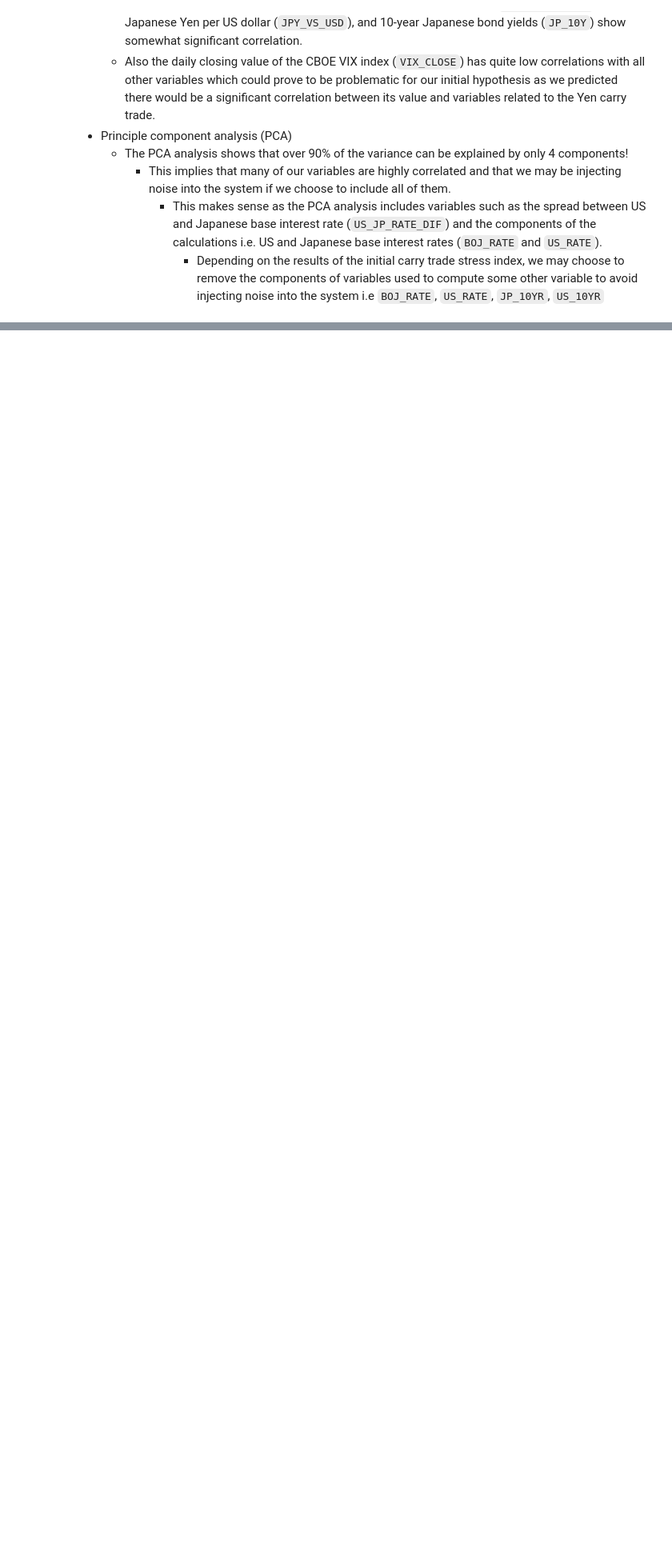
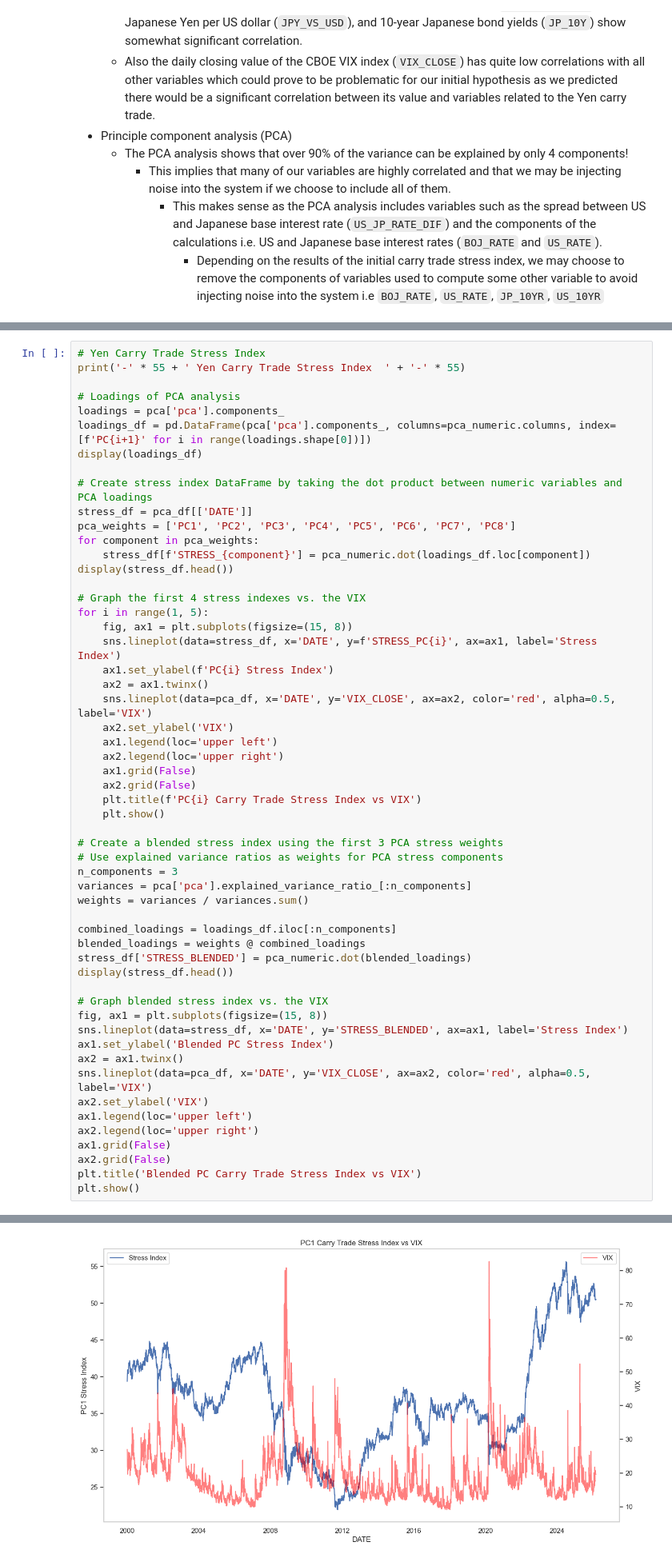
Before and after one commit to COGS108/Group024_WI26, a Jupyter notebook: 02-EDACheckpoint.ipynb, the cells around one changed output, grey strips where cells are left out. Shown at 80% size. Cells and saved outputs as stored; diff of their text form; blank space fills up the shorter version.

Commit message:
created initial stress indexes

```diff
--- a/02-EDACheckpoint.ipynb
+++ b/02-EDACheckpoint.ipynb
@@ -1053,0 +1035,56 @@ display(loadings_df)
+# %%
+# Yen Carry Trade Stress Index
+print('-' * 55 + ' Yen Carry Trade Stress Index  ' + '-' * 55)
+
+# Loadings of PCA analysis
+loadings = pca['pca'].components_
+loadings_df = pd.DataFrame(pca['pca'].components_, columns=pca_numeric.columns, index=[f'PC{i+1}' for i in range(loadings.shape[0])])
+display(loadings_df)
+
+# Create stress index DataFrame by taking the dot product between numeric variables and PCA loadings
+stress_df = pca_df[['DATE']]
+pca_weights = ['PC1', 'PC2', 'PC3', 'PC4', 'PC5', 'PC6', 'PC7', 'PC8']
+for component in pca_weights:
+    stress_df[f'STRESS_{component}'] = pca_numeric.dot(loadings_df.loc[component])
+display(stress_df.head())
+
+# Graph the first 4 stress indexes vs. the VIX
+for i in range(1, 5):
+    fig, ax1 = plt.subplots(figsize=(15, 8))
+    sns.lineplot(data=stress_df, x='DATE', y=f'STRESS_PC{i}', ax=ax1, label='Stress Index')
+    ax1.set_ylabel(f'PC{i} Stress Index')
+    ax2 = ax1.twinx()
+    sns.lineplot(data=pca_df, x='DATE', y='VIX_CLOSE', ax=ax2, color='red', alpha=0.5, label='VIX')
+    ax2.set_ylabel('VIX')
+    ax1.legend(loc='upper left')
+    ax2.legend(loc='upper right')
+    ax1.grid(False)
+    ax2.grid(False)
+    plt.title(f'PC{i} Carry Trade Stress Index vs VIX')
+    plt.show()
+
+# Create a blended stress index using the first 3 PCA stress weights
+# Use explained variance ratios as weights for PCA stress components
+n_components = 3
+variances = pca['pca'].explained_variance_ratio_[:n_components]
+weights = variances / variances.sum()
+
+combined_loadings = loadings_df.iloc[:n_components]
+blended_loadings = weights @ combined_loadings
+stress_df['STRESS_BLENDED'] = pca_numeric.dot(blended_loadings)
+display(stress_df.head())
+
+# Graph blended stress index vs. the VIX
+fig, ax1 = plt.subplots(figsize=(15, 8))
+sns.lineplot(data=stress_df, x='DATE', y='STRESS_BLENDED', ax=ax1, label='Stress Index')
+ax1.set_ylabel('Blended PC Stress Index')
+ax2 = ax1.twinx()
+sns.lineplot(data=pca_df, x='DATE', y='VIX_CLOSE', ax=ax2, color='red', alpha=0.5, label='VIX')
+ax2.set_ylabel('VIX')
+ax1.legend(loc='upper left')
+ax2.legend(loc='upper right')
+ax1.grid(False)
+ax2.grid(False)
+plt.title('Blended PC Carry Trade Stress Index vs VIX')
+plt.show()
+# %% [output]
@@ -1053,0 +1107 @@ display(loadings_df)
+[figure, added]
```
Also changed, not shown: parts of 2 cells of this notebook.
